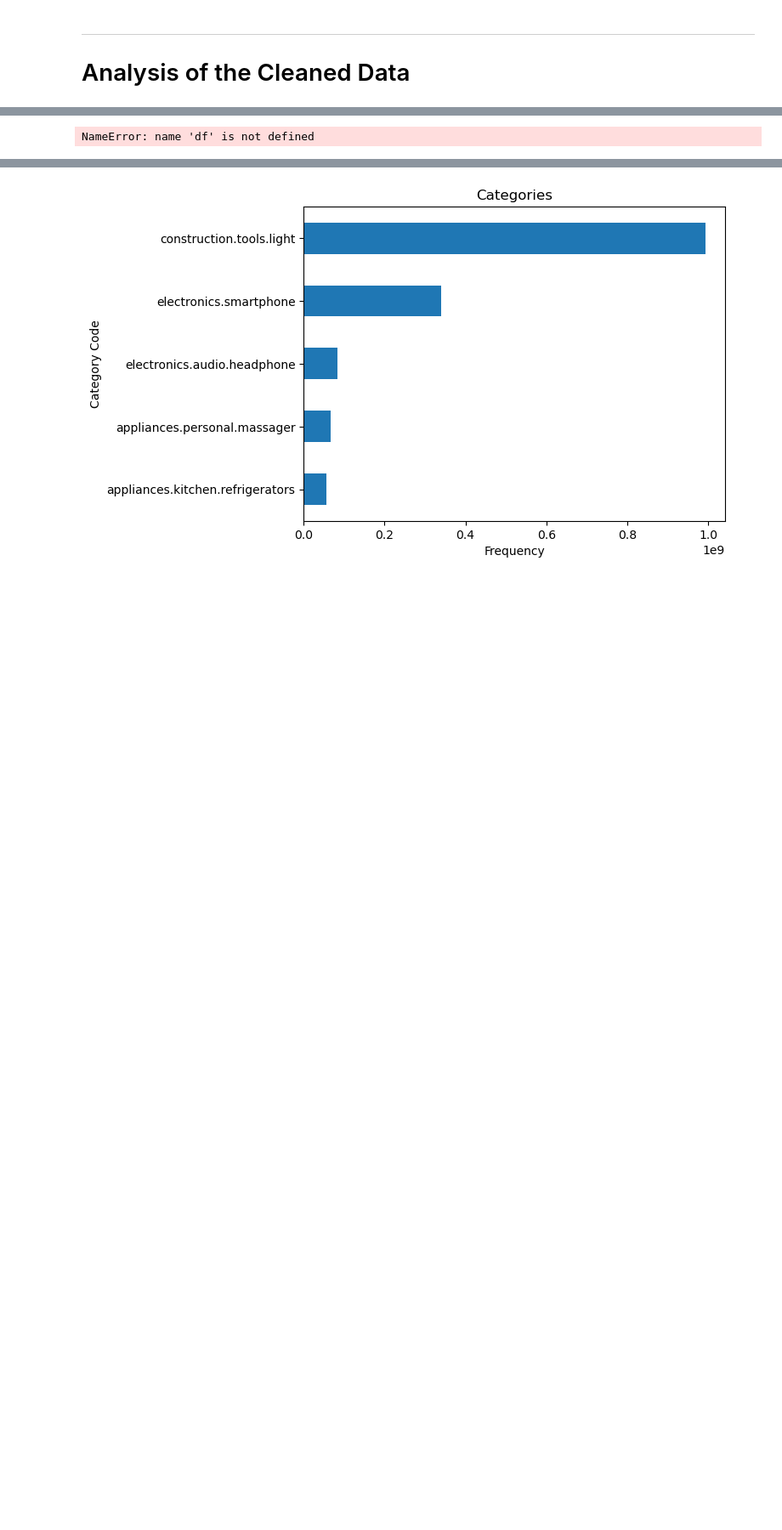
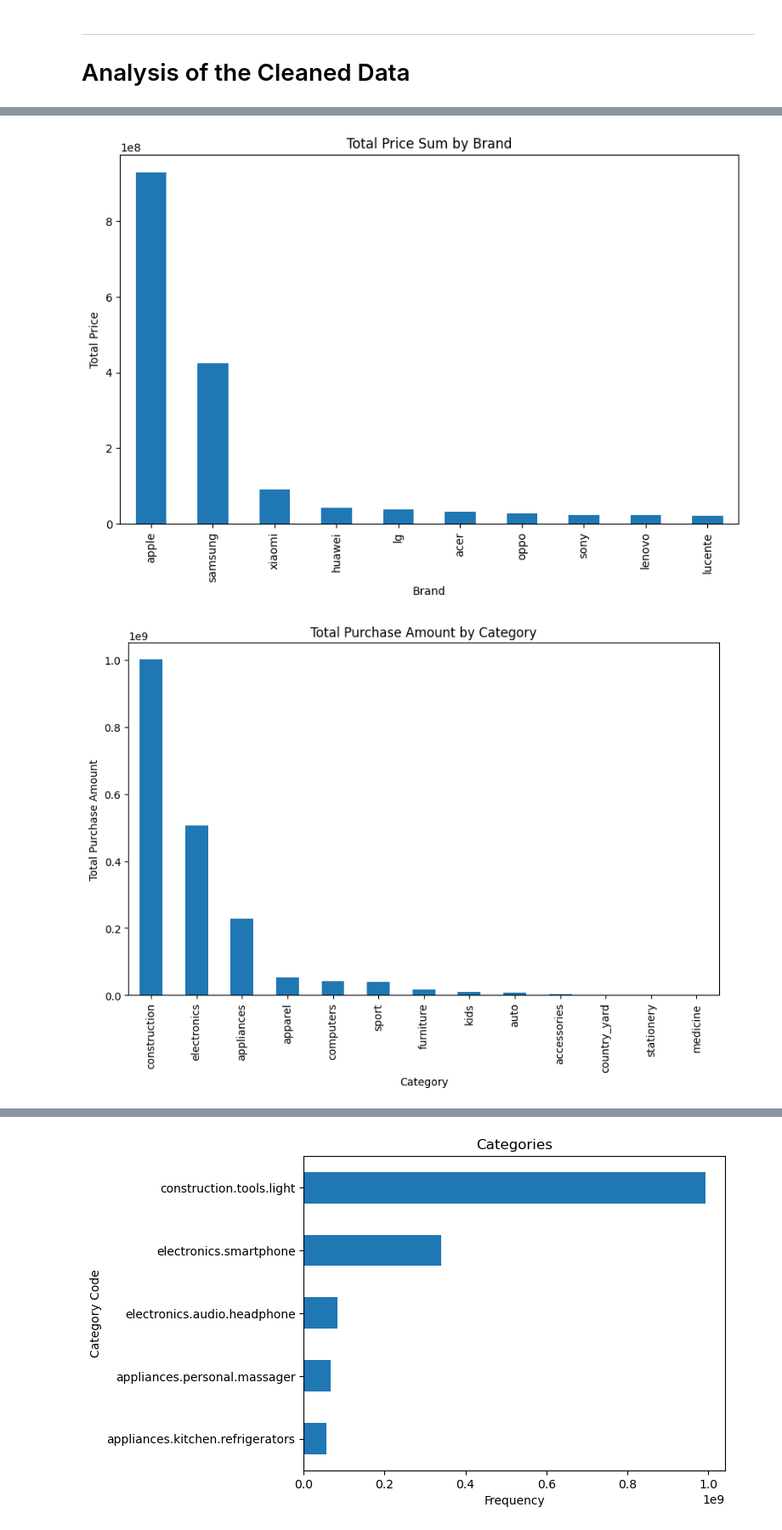
Before and after one commit to seel6470/CSPB-4502-Group-9-Project, a Jupyter notebook: Project Code.ipynb, the cells around one changed output, grey strips where cells are left out. Shown: that part at 85% size. Drawn from its saved outputs; the diff is of its cells as text; code cells hidden in the pictures; blank space fills up the shorter version.

```diff
--- a/Project Code.ipynb
+++ b/Project Code.ipynb
@@ -271,32 +276,32 @@ plt.show()
 # %%
 import matplotlib.pyplot as plt
 
 # Group by 'brand' and calculate the sum of 'price'
 brand_grouped = df.groupby('brand')['price'].sum().sort_values(ascending = False)
-most_profitable_brand = brand_grouped.head(50)
+most_profitable_brand = brand_grouped.head(10)
 
 # Group by 'category_code' and calculate the sum of 'price'
 
 category_grouped = df.groupby('main_category')['price'].sum().sort_values(ascending = False)
-#most_profitable_category = category_grouped.head(50)
 
 # Plot for most profitable brand
 plt.figure(figsize=(10, 6))
 most_profitable_brand.plot(kind='bar')
 plt.xlabel('Brand')
 plt.ylabel('Total Price')
 plt.title('Total Price Sum by Brand')
 plt.show()
 
 
 # Plot for most profitable category
 plt.figure(figsize=(10, 6))
 #most_profitable_category.plot(kind='bar')
 category_grouped.plot(kind='bar')
 plt.title('Total Purchase Amount by Category')
 plt.xlabel('Category')
 plt.ylabel('Total Purchase Amount')
 plt.show()
 # %% [output]
-NameError: name 'df' is not defined
+[figure, added]
+[figure, added]
 # %% [markdown]
```
Also changed, not shown: parts of 12 cells of this notebook.
